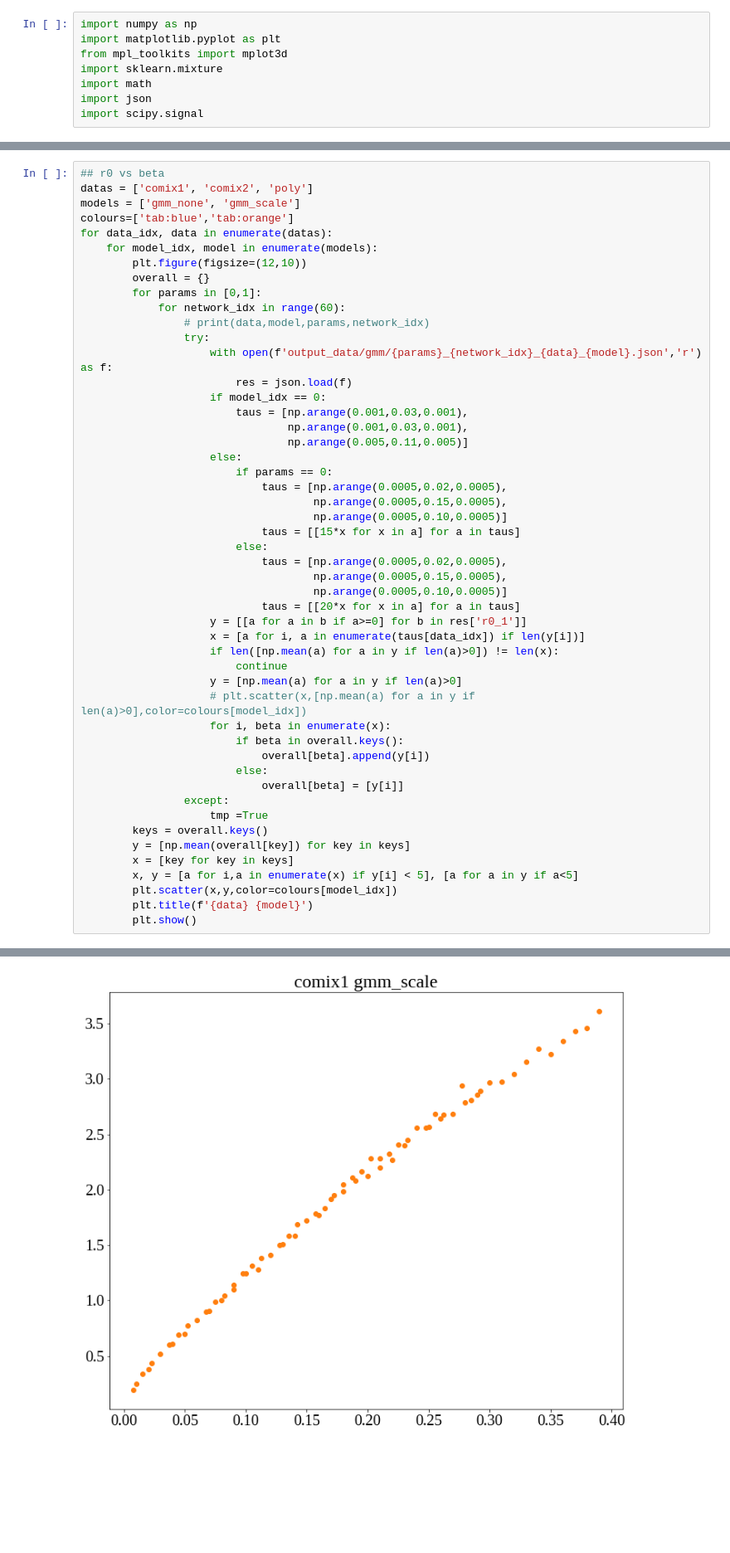
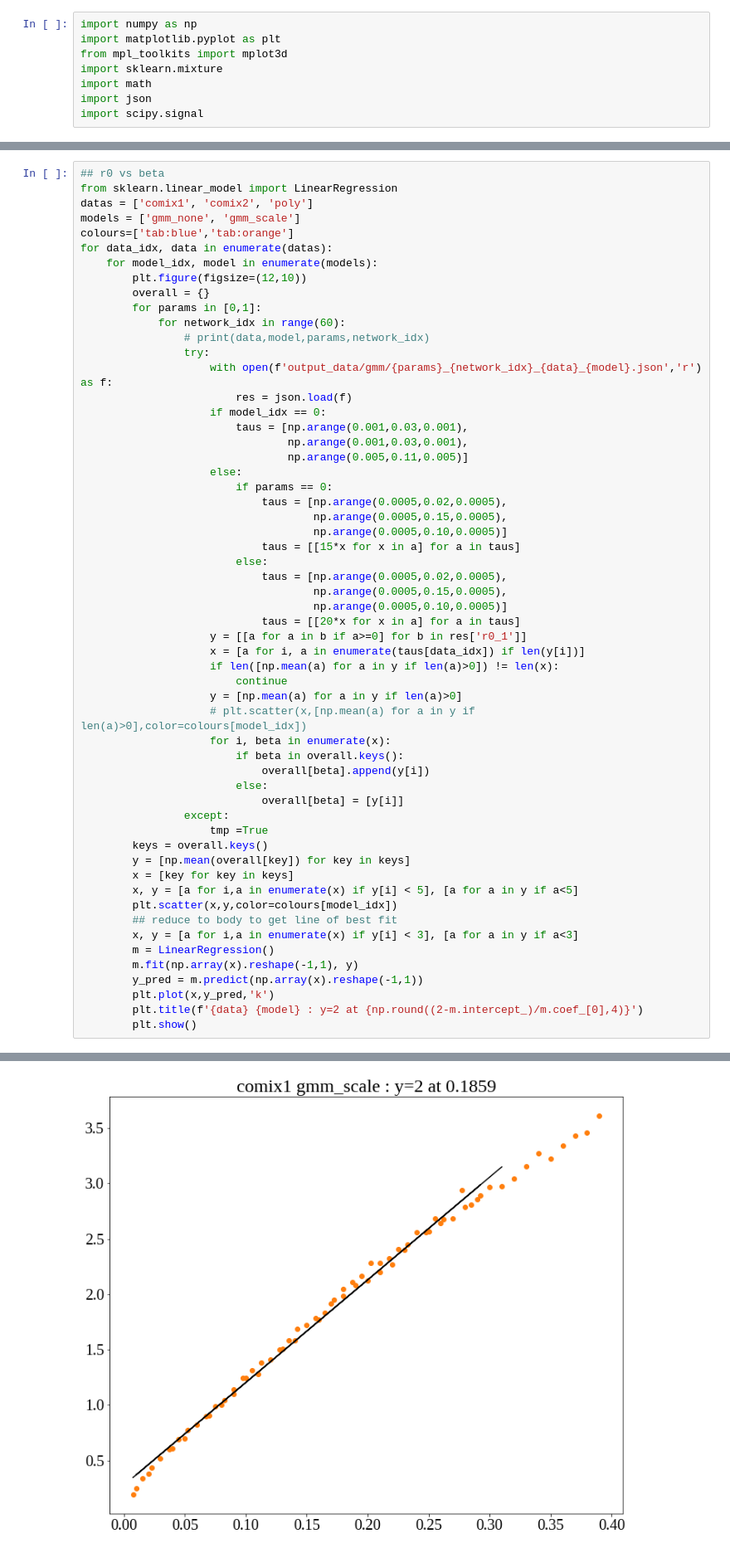
Before and after one commit to LukeMurrayKearney/Data-Driven-Networks-Code, a Jupyter notebook: figs.ipynb, the cells around one changed output, grey strips where cells are left out. Shown at 83% size. Cells and saved outputs as stored; diff of their text form; blank space fills up the shorter version.

```diff
--- a/figs.ipynb
+++ b/figs.ipynb
@@ -1852,6 +1852,7 @@ for i, data in enumerate(datas):
 [figure]
 # %%
 ## r0 vs beta
+from sklearn.linear_model import LinearRegression
 datas = ['comix1', 'comix2', 'poly']
 models = ['gmm_none', 'gmm_scale']
 colours=['tab:blue','tab:orange']
@@ -1898,6 +1899,12 @@ for data_idx, data in enumerate(datas):
         x = [key for key in keys]
         x, y = [a for i,a in enumerate(x) if y[i] < 5], [a for a in y if a<5]
         plt.scatter(x,y,color=colours[model_idx])
-        plt.title(f'{data} {model}')
+        ## reduce to body to get line of best fit
+        x, y = [a for i,a in enumerate(x) if y[i] < 3], [a for a in y if a<3]
+        m = LinearRegression()
+        m.fit(np.array(x).reshape(-1,1), y)
+        y_pred = m.predict(np.array(x).reshape(-1,1))
+        plt.plot(x,y_pred,'k')
+        plt.title(f'{data} {model} : y=2 at {np.round((2-m.intercept_)/m.coef_[0],4)}')
         plt.show()
 # %% [output]
@@ -1905 +1912 @@ for data_idx, data in enumerate(datas):
-[figure, old version]
+[figure, new version]
```
Also changed, not shown: parts of 1 cell of this notebook, 2 other files.
